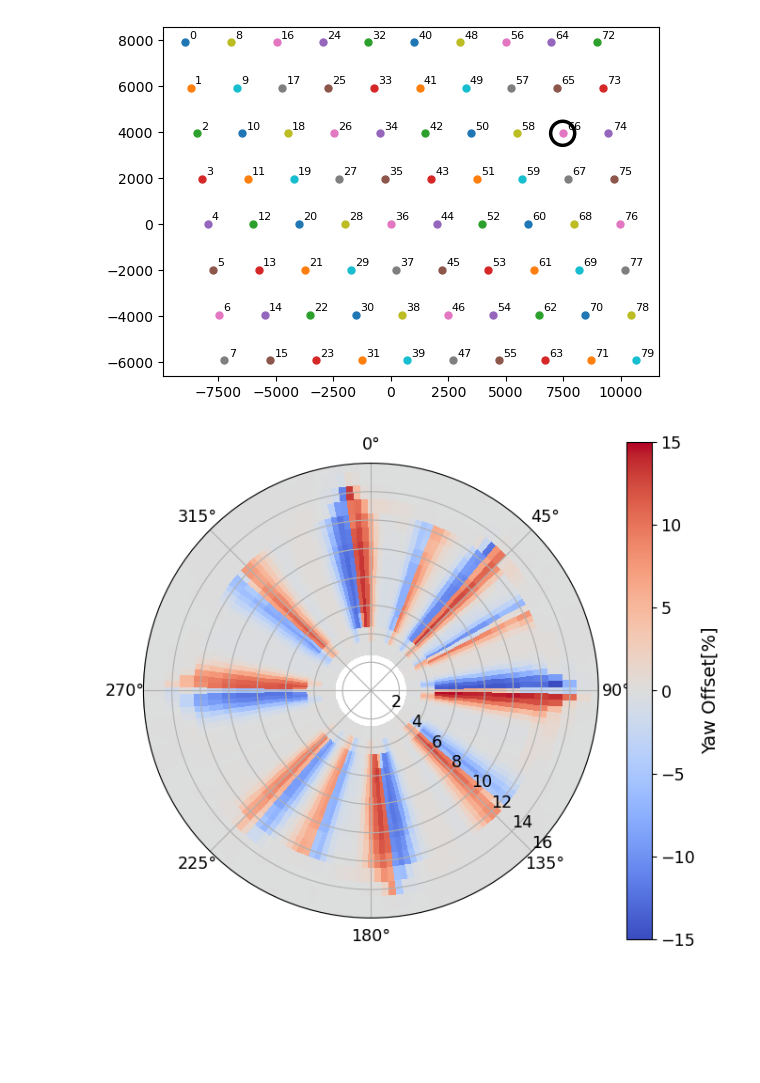
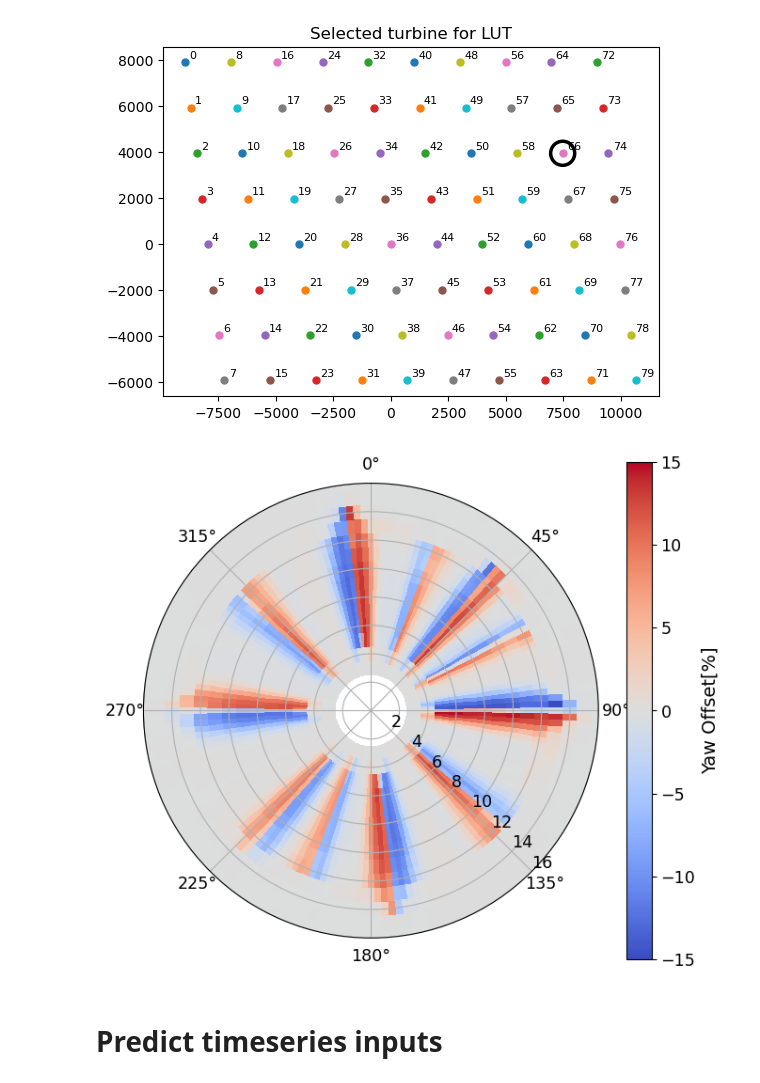
Before and after one commit to DTUWindEnergy/Design-Friendly-Control, a Jupyter notebook: design_friendly/predict.ipynb, the cells around one changed output. Cells and saved outputs as stored; diff of their text form; code cells hidden in the pictures; blank space fills up the shorter version.

```diff
--- a/design_friendly/predict.ipynb
+++ b/design_friendly/predict.ipynb
@@ -19,5 +18,5 @@ n_threads = 1
 # %%
 from utils.easy import easy_yaw_gnn
 # this should work with PyWake-style inputs
-yaws = easy_yaw_gnn(x, y, wd=wds, ws=wss, TI=TI, num_threads=n_threads, batch_size=1)
+yaws = easy_yaw_gnn(x, y, wd=wds, ws=wss, TI=TI, num_threads=n_threads, batch_size=len(wds))
 # %% [output]
@@ -48,36 +50,38 @@ AEP uplift: 0.97%
 # %%
-# visualize wind farm to see which turbine we pick
+# plot look-up-table based on predictions
+turbine_idx = int(66)  # select a turbine to plot
 
 import matplotlib.pyplot as plt
 
 plt.figure()
 for i, (xi, yi) in enumerate(zip(x, y)):
     plt.scatter(xi, yi, s=25)
     plt.annotate(
         str(i),
         (xi, yi),
         xytext=(3, 3),
         textcoords="offset points",
         fontsize=8,
     )
 plt.gca().set_aspect("equal", adjustable="box")
-turbine_idx = int(66)
-
 plt.scatter(
     x[turbine_idx],
     y[turbine_idx],
     marker="o",
     facecolors="none",
     edgecolors="k",
     linewidths=2.5,
-    s=300
+    s=300,
 )
+plt.title('Selected turbine for LUT')
 plt.show()
+
+# Plot LUT for turbine_idx
+from utils.plot_utils import lut_3d_heatmap
+
+lut_3d_heatmap(yaws[turbine_idx, :, :], wds=wds, wss=wss)
 # %% [output]
-[figure, old version]
+[figure, new version]
+[figure, added]
-# %%
-from utils.plot_utils import lut_3d_heatmap
-
-lut_3d_heatmap(yaws[turbine_idx, :, :], wds=wds, wss=wss)  # turbine 0
-# %% [output]
-[figure, removed]
+# %% [markdown]
+# Predict timeseries inputs
```
Also changed, not shown: parts of 10 cells of this notebook, 12 other files.
